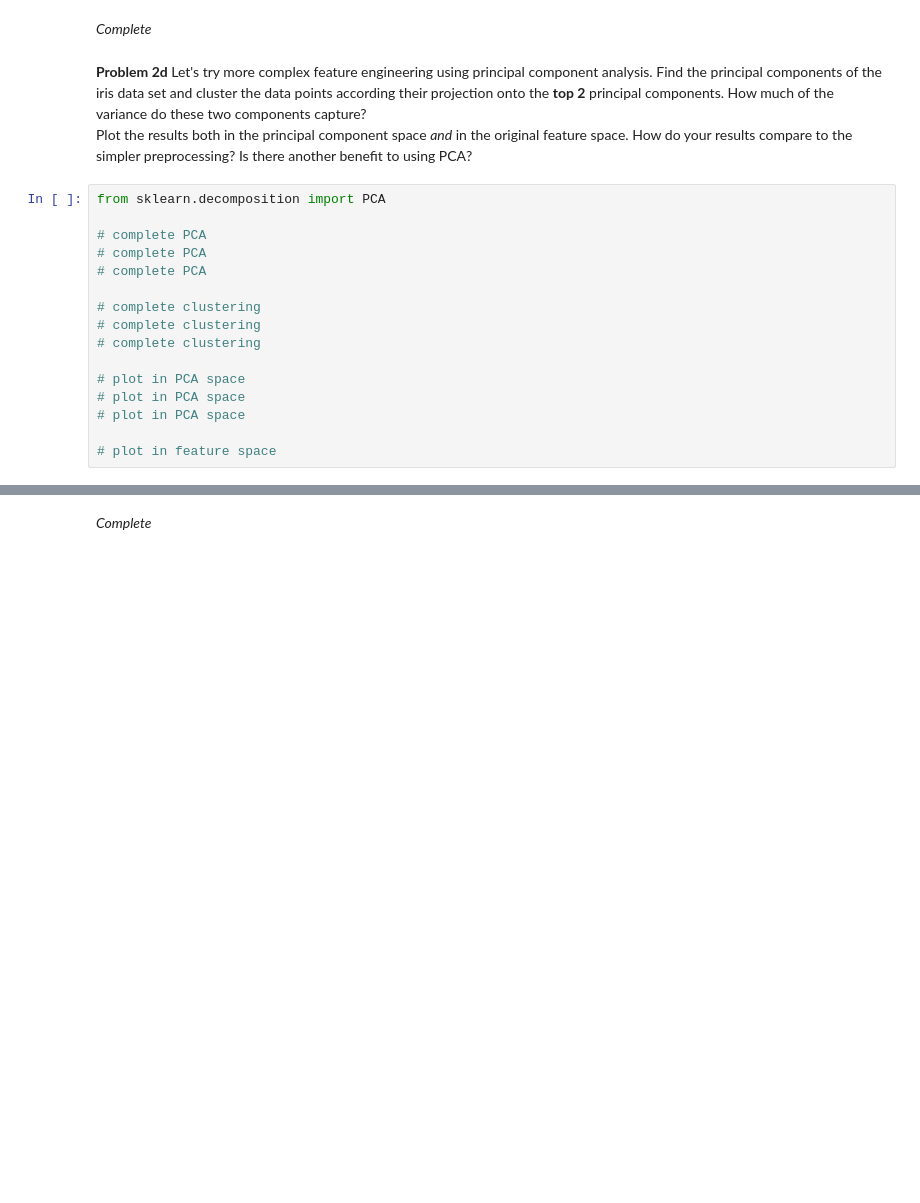
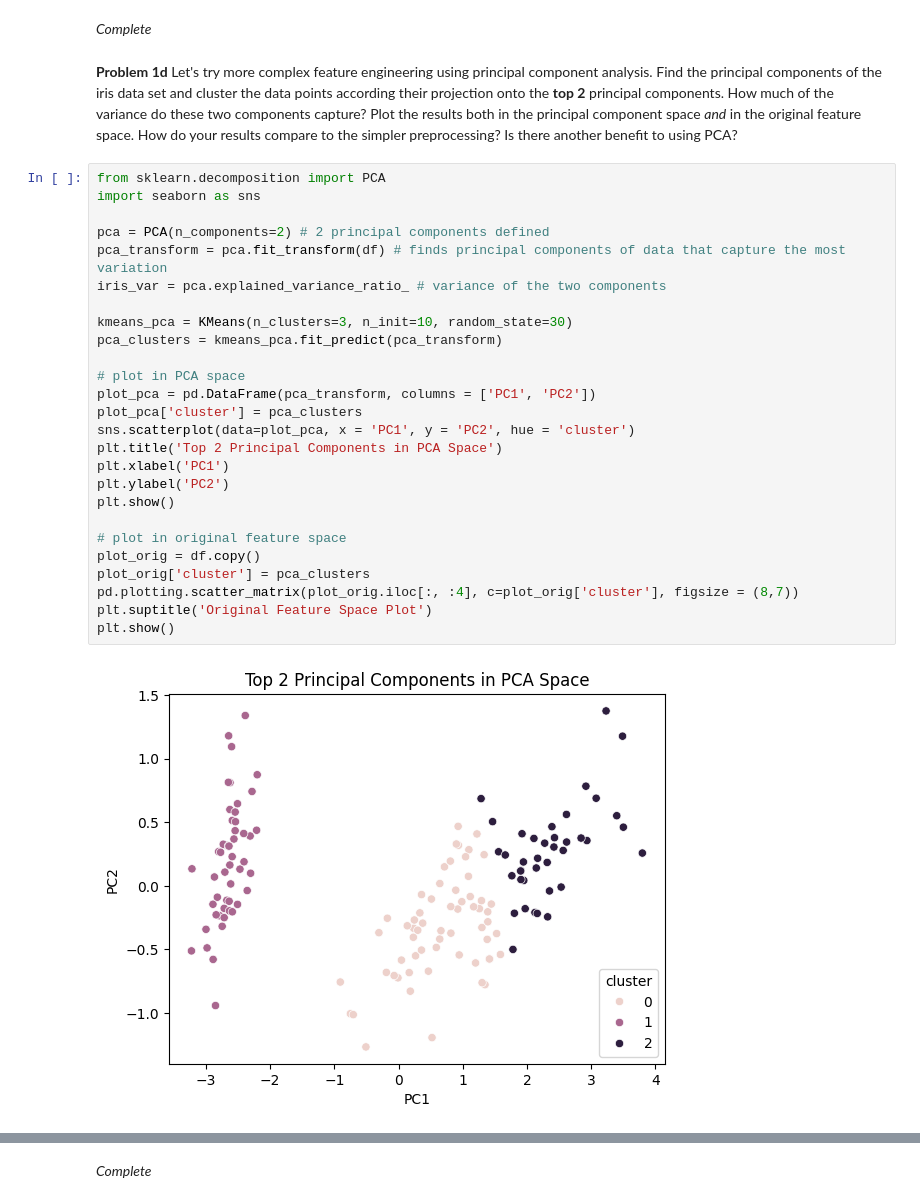
Before and after one commit to ASTR154/clustering, a Jupyter notebook: clustering.ipynb, the cells around one changed output, grey strips where cells are left out. Drawn from its saved outputs; the diff is of its cells as text; blank space fills up the shorter version.

```diff
--- a/clustering.ipynb
+++ b/clustering.ipynb
@@ -57,21 +153,33 @@ from sklearn.preprocessing import StandardScaler
 # %% [markdown]
 *Complete*
 # %% [markdown]
-**Problem 2d** Let's try more complex feature engineering using principal component analysis. Find the principal components of the iris data set and cluster the data points according their projection onto the **top 2** principal components. How much of the variance do these two components capture?
+**Problem 1d** Let's try more complex feature engineering using principal component analysis. Find the principal components of the iris data set and cluster the data points according their projection onto the **top 2** principal components. How much of the variance do these two components capture?
 Plot the results both in the principal component space *and* in the original feature space. How do your results compare to the simpler preprocessing? Is there another benefit to using PCA?
-# %%
-from sklearn.decomposition import PCA
-
-# complete PCA
-# complete PCA
-# complete PCA
-
-# complete clustering
-# complete clustering
-# complete clustering
-
-# plot in PCA space
-# plot in PCA space
-# plot in PCA space
-
-# plot in feature space
+# %%
+from sklearn.decomposition import PCA
+import seaborn as sns
+
+pca = PCA(n_components=2) # 2 principal components defined
+pca_transform = pca.fit_transform(df) # finds principal components of data that capture the most variation
+iris_var = pca.explained_variance_ratio_ # variance of the two components
+
+kmeans_pca = KMeans(n_clusters=3, n_init=10, random_state=30)
+pca_clusters = kmeans_pca.fit_predict(pca_transform)
+
+# plot in PCA space
+plot_pca = pd.DataFrame(pca_transform, columns = ['PC1', 'PC2'])
+plot_pca['cluster'] = pca_clusters
+sns.scatterplot(data=plot_pca, x = 'PC1', y = 'PC2', hue = 'cluster')
+plt.title('Top 2 Principal Components in PCA Space')
+plt.xlabel('PC1')
+plt.ylabel('PC2')
+plt.show()
+
+# plot in original feature space
+plot_orig = df.copy()
+plot_orig['cluster'] = pca_clusters
+pd.plotting.scatter_matrix(plot_orig.iloc[:, :4], c=plot_orig['cluster'], figsize = (8,7))
+plt.suptitle('Original Feature Space Plot')
+plt.show()
+# %% [output]
+[figure, added]
```
Also changed, not shown: parts of 18 cells of this notebook.
